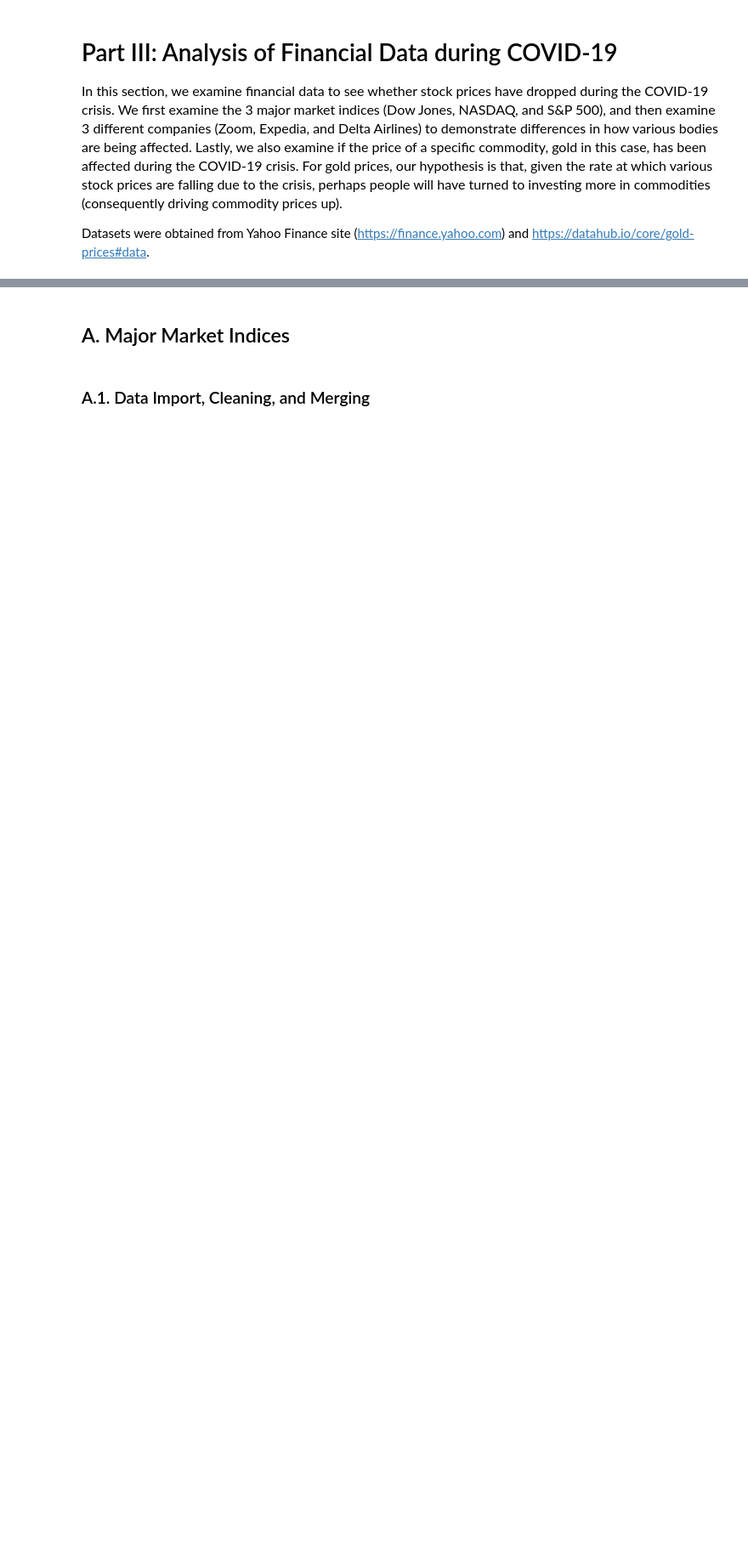
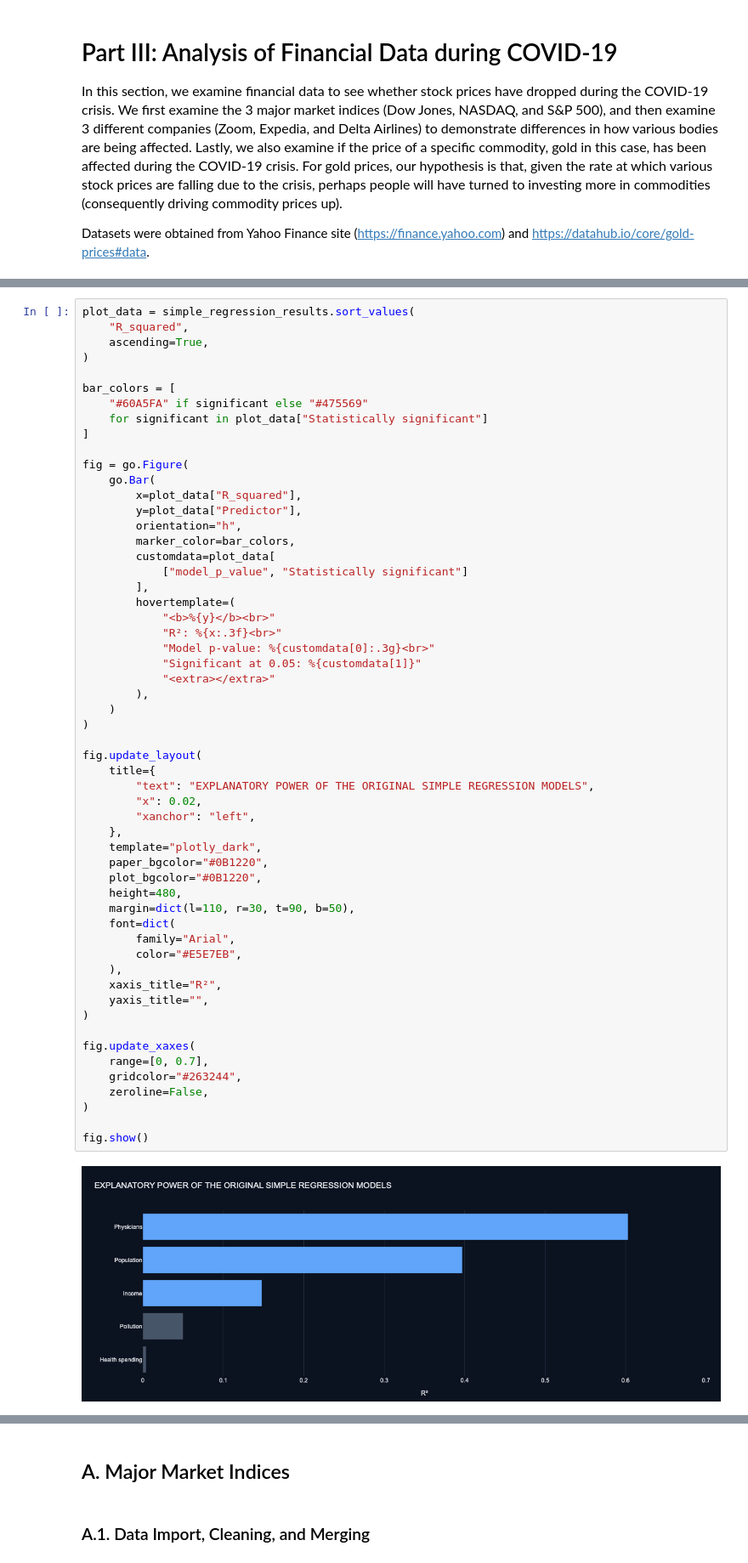
Before and after one commit to 19meghas/nyu-covid19-data-analysis, a Jupyter notebook: notebooks/01_restored_covid19_analysis.ipynb, the cells around one changed output, grey strips where cells are left out. Shown at 85% size. Saved outputs shown, nothing was run; the diff lists cells and outputs as text; blank space fills up the shorter version.

Commit message:
refactor: clarify historical regression analysis

```diff
--- a/notebooks/01_restored_covid19_analysis.ipynb
+++ b/notebooks/01_restored_covid19_analysis.ipynb
@@ -1631,0 +1606,58 @@ Datasets were obtained from Yahoo Finance site (https://finance.yahoo.com) and h
+# %%
+plot_data = simple_regression_results.sort_values(
+    "R_squared",
+    ascending=True,
+)
+
+bar_colors = [
+    "#60A5FA" if significant else "#475569"
+    for significant in plot_data["Statistically significant"]
+]
+
+fig = go.Figure(
+    go.Bar(
+        x=plot_data["R_squared"],
+        y=plot_data["Predictor"],
+        orientation="h",
+        marker_color=bar_colors,
+        customdata=plot_data[
+            ["model_p_value", "Statistically significant"]
+        ],
+        hovertemplate=(
+            "<b>%{y}</b><br>"
+            "R²: %{x:.3f}<br>"
+            "Model p-value: %{customdata[0]:.3g}<br>"
+            "Significant at 0.05: %{customdata[1]}"
+            "<extra></extra>"
+        ),
+    )
+)
+
+fig.update_layout(
+    title={
+        "text": "EXPLANATORY POWER OF THE ORIGINAL SIMPLE REGRESSION MODELS",
+        "x": 0.02,
+        "xanchor": "left",
+    },
+    template="plotly_dark",
+    paper_bgcolor="#0B1220",
+    plot_bgcolor="#0B1220",
+    height=480,
+    margin=dict(l=110, r=30, t=90, b=50),
+    font=dict(
+        family="Arial",
+        color="#E5E7EB",
+    ),
+    xaxis_title="R²",
+    yaxis_title="",
+)
+
+fig.update_xaxes(
+    range=[0, 0.7],
+    gridcolor="#263244",
+    zeroline=False,
+)
+
+fig.show()
+# %% [output]
+[figure, added]
```
Also changed, not shown: parts of 43 cells of this notebook.
